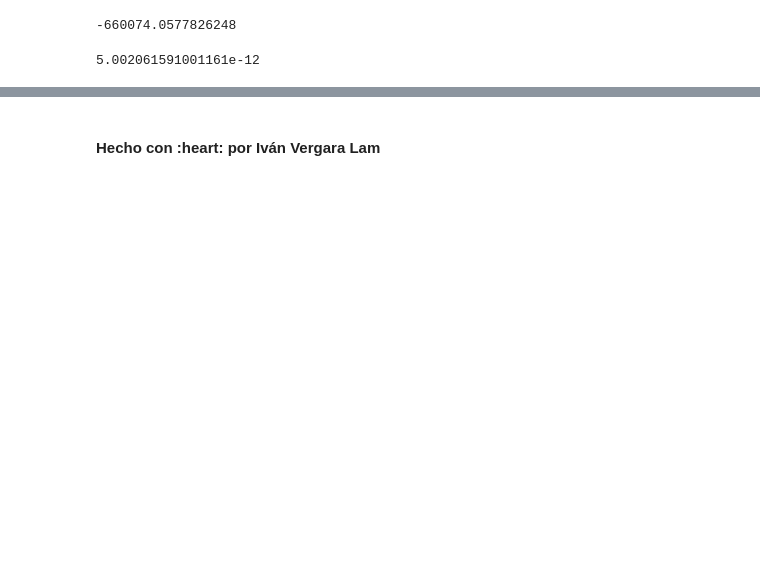
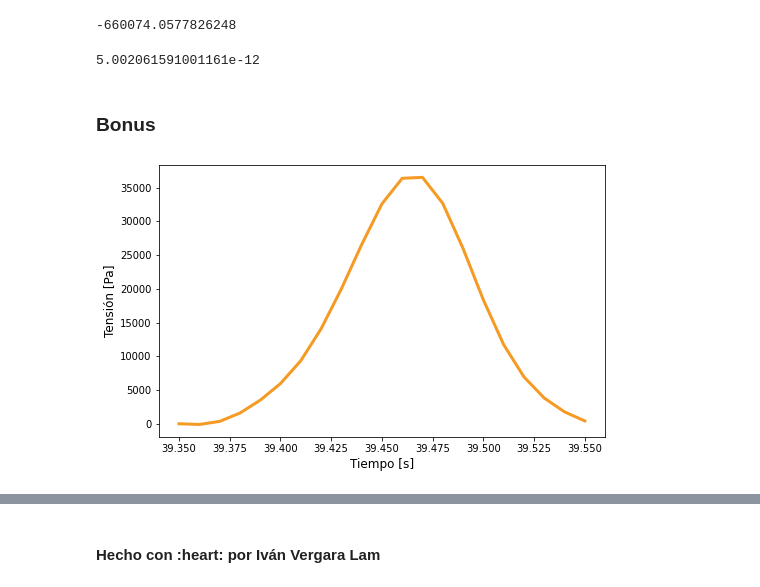
Before and after one commit to ivanvlam/IBM2020, a Jupyter notebook: Tarea 4/tarea-4.ipynb, the cells around one changed output, grey strips where cells are left out. Cells and saved outputs as stored; diff of their text form; code cells hidden in the pictures; blank space fills up the shorter version.

Commit message:
add: bonus fit

```diff
--- a/Tarea 4/tarea-4.ipynb
+++ b/Tarea 4/tarea-4.ipynb
@@ -543,3 +545,19 @@ epsilon_0 ** 2 * np.pi * mu_v * omega
 epsilon_0 ** 2 * np.pi * E_1 * omega * (tau_s - tau_e) / (1 + omega ** 2 * tau_e ** 2)
 # %% [output]
 5.002061591001161e-12
+# %% [markdown]
+### Bonus
+# %%
+# Plot harmonic data
+fig = plt.figure(figsize=fig_size)
+plt.plot(
+    time_h[cycle_h['0']:cycle_h['1']],
+    str_h[cycle_h['0']:cycle_h['1']],
+    color=naranjo,
+    linewidth=3
+)
+plt.xlabel('Tiempo [s]', fontsize=12)
+plt.ylabel('Tensión [Pa]', fontsize=12)
+plt.show()
+# %% [output]
+[figure, added]
```
Also changed, not shown: parts of 9 cells of this notebook.
